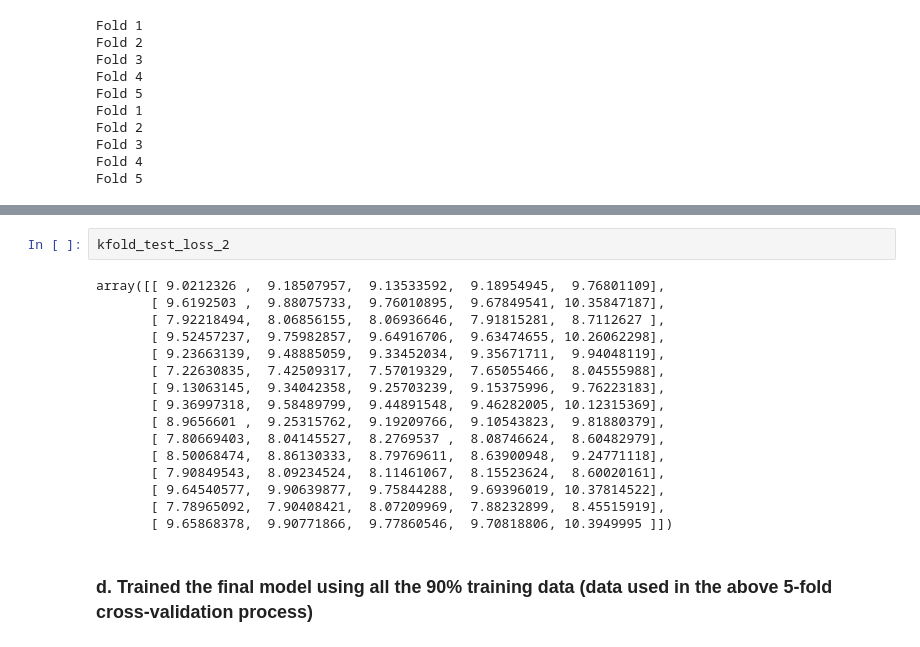
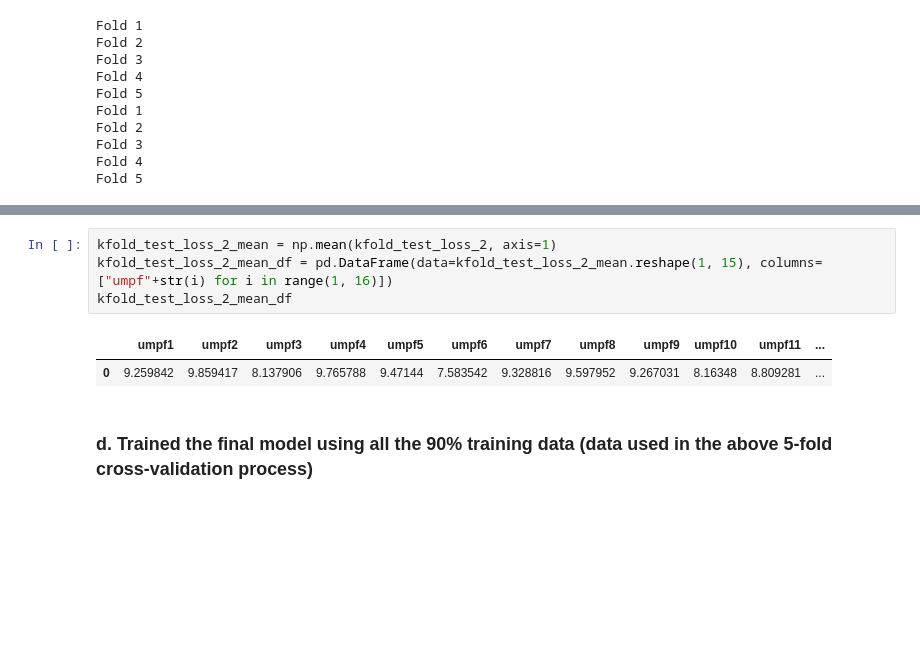
Before and after one commit to cuishuting/seq_to_seq_schema_matching, a Jupyter notebook: seq_to_seq_via_RNN.ipynb, the cells around one changed output, grey strips where cells are left out. Saved outputs shown, nothing was run; the diff lists cells and outputs as text; blank space fills up the shorter version.

```diff
--- a/seq_to_seq_via_RNN.ipynb
+++ b/seq_to_seq_via_RNN.ipynb
@@ -301,21 +290,10 @@ array([[8.18213463, 8.04709721, 8.00663662, 8.06370831, 8.20800972],
 # %%
-kfold_test_loss_2
+kfold_test_loss_2_mean = np.mean(kfold_test_loss_2, axis=1)
+kfold_test_loss_2_mean_df = pd.DataFrame(data=kfold_test_loss_2_mean.reshape(1, 15), columns=["umpf"+str(i) for i in range(1, 16)])
+kfold_test_loss_2_mean_df
 # %% [output]
-array([[ 9.0212326 ,  9.18507957,  9.13533592,  9.18954945,  9.76801109],
-       [ 9.6192503 ,  9.88075733,  9.76010895,  9.67849541, 10.35847187],
-       [ 7.92218494,  8.06856155,  8.06936646,  7.91815281,  8.7112627 ],
-       [ 9.52457237,  9.75982857,  9.64916706,  9.63474655, 10.26062298],
-       [ 9.23663139,  9.48885059,  9.33452034,  9.35671711,  9.94048119],
-       [ 7.22630835,  7.42509317,  7.57019329,  7.65055466,  8.04555988],
-       [ 9.13063145,  9.34042358,  9.25703239,  9.15375996,  9.76223183],
-       [ 9.36997318,  9.58489799,  9.44891548,  9.46282005, 10.12315369],
-       [ 8.9656601 ,  9.25315762,  9.19209766,  9.10543823,  9.81880379],
-       [ 7.80669403,  8.04145527,  8.2769537 ,  8.08746624,  8.60482979],
-       [ 8.50068474,  8.86130333,  8.79769611,  8.63900948,  9.24771118],
-       [ 7.90849543,  8.09234524,  8.11461067,  8.15523624,  8.60020161],
-       [ 9.64540577,  9.90639877,  9.75844288,  9.69396019, 10.37814522],
-       [ 7.78965092,  7.90408421,  8.07209969,  7.88232899,  8.45515919],
-       [ 9.65868378,  9.90771866,  9.77860546,  9.70818806, 10.3949995 ]])
+|  | umpf1 | umpf2 | umpf3 | umpf4 | umpf5 | umpf6 | umpf7 | umpf8 | umpf9 | umpf10 | umpf11 | ... |
+| 0 | 9.259842 | 9.859417 | 8.137906 | 9.765788 | 9.47144 | 7.583542 | 9.328816 | 9.597952 | 9.267031 | 8.16348 | 8.809281 | ... |
 # %% [markdown]
 ### d. Trained the final model using all the 90% training data (data used in the above 5-fold cross-validation process)
 # %%
```
Also changed, not shown: parts of 24 cells of this notebook.
